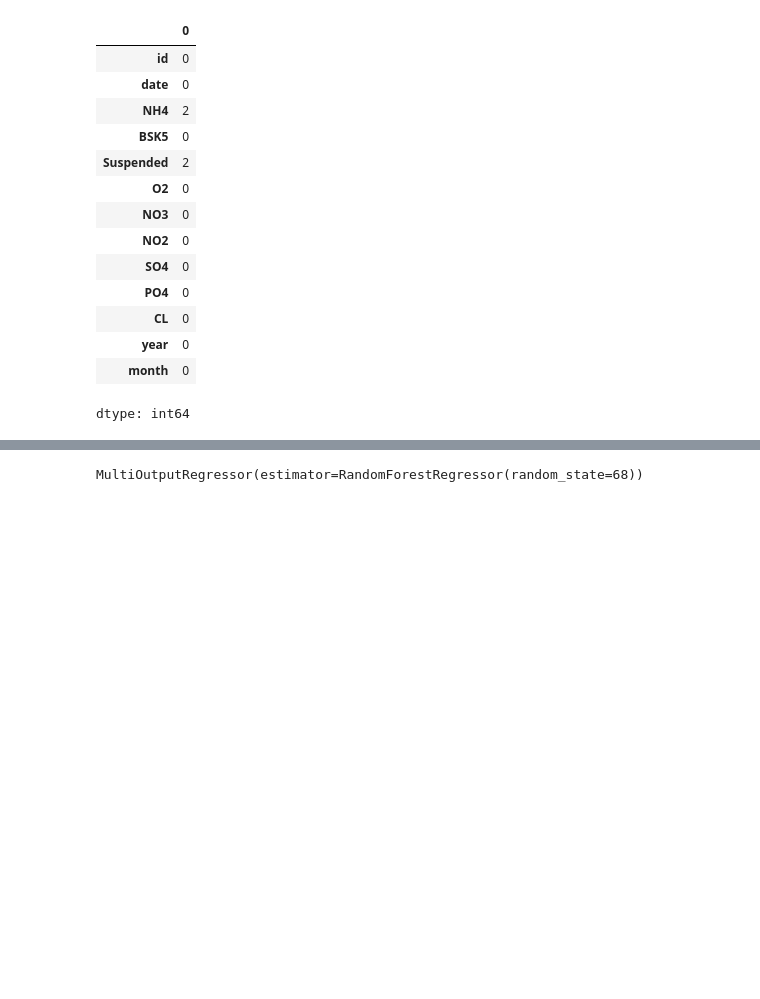
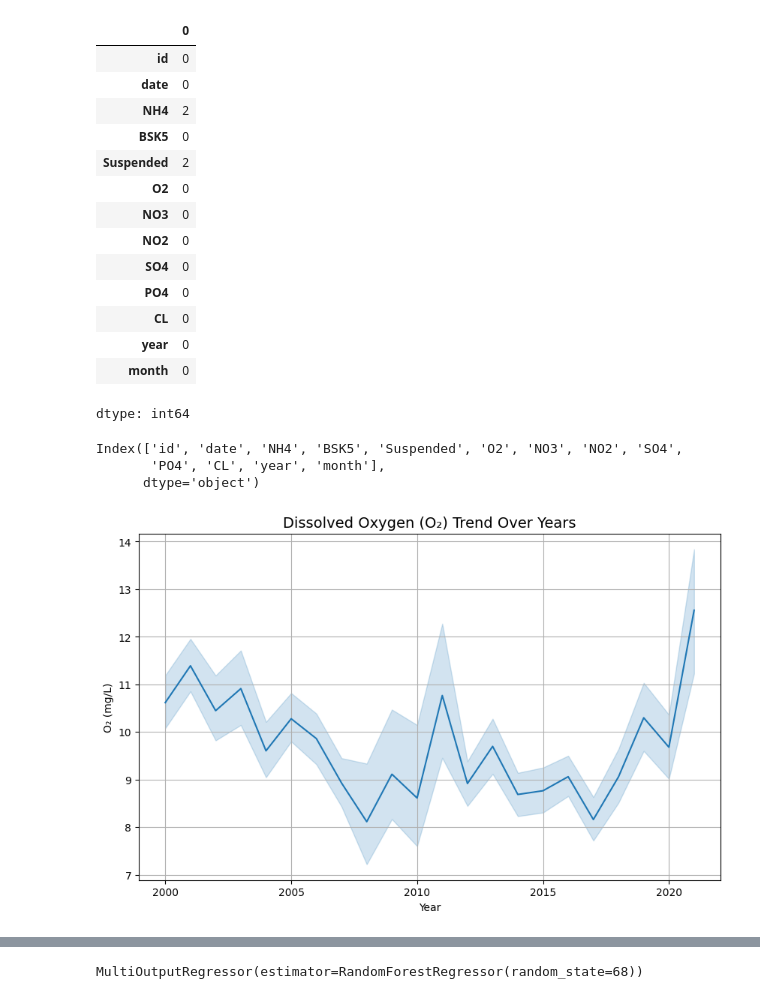
Before and after one commit to Manvi-bit-tech/Water_Quality_Analysis_AICTE, a Jupyter notebook: water_quality_analysis.ipynb, the cells around one changed output, grey strips where cells are left out. Cells and saved outputs as stored; diff of their text form; code cells hidden in the pictures; blank space fills up the shorter version.

```diff
--- a/water_quality_analysis.ipynb
+++ b/water_quality_analysis.ipynb
@@ -195,3 +200,19 @@ df.isnull().sum()
 | year | 0 |
 | month | 0 |
 dtype: int64
+# %%
+df.columns
+# %% [output]
+Index(['id', 'date', 'NH4', 'BSK5', 'Suspended', 'O2', 'NO3', 'NO2', 'SO4',
+       'PO4', 'CL', 'year', 'month'],
+      dtype='object')
+# %%
+plt.figure(figsize=(10, 6))
+sns.lineplot(data=df, x='year', y='O2')
+plt.title("Dissolved Oxygen (O₂) Trend Over Years", fontsize=14)
+plt.xlabel("Year")
+plt.ylabel("O₂ (mg/L)")
+plt.grid(True)
+plt.show()
+# %% [output]
+[figure, added]
```
Also changed, not shown: parts of 22 cells of this notebook, 9 other files.
